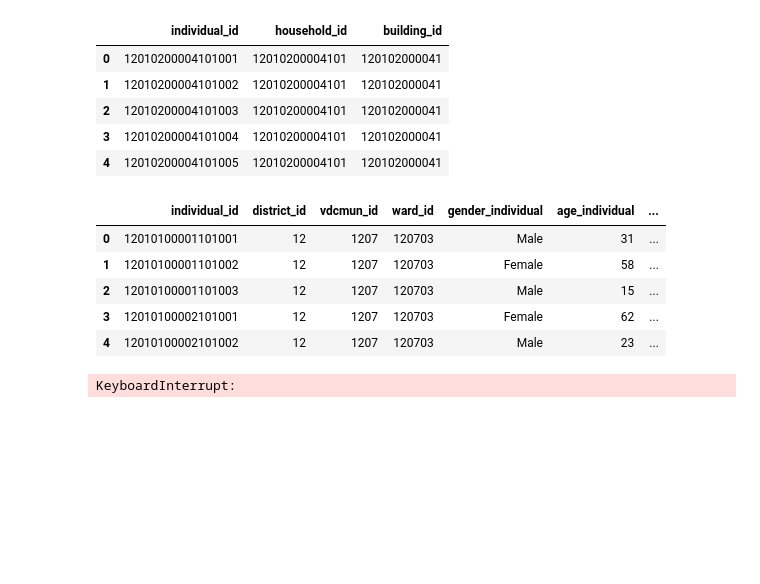
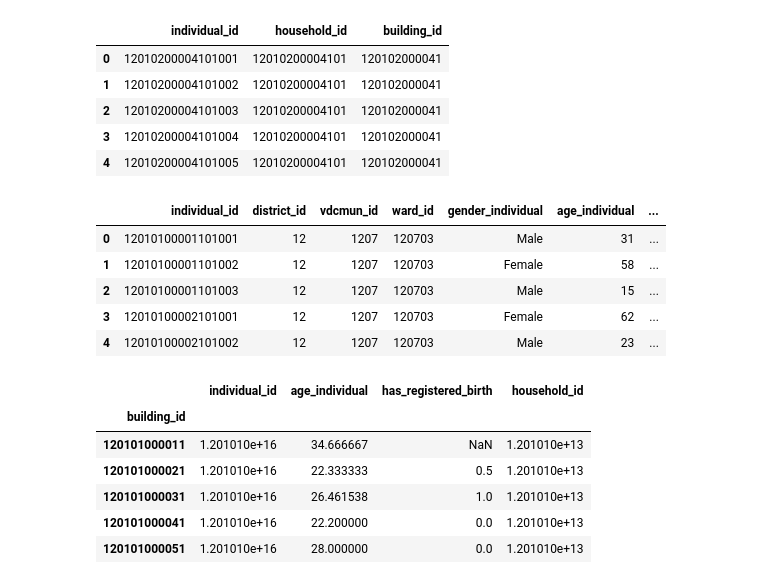
Before and after one commit to chantalwuer/earthquake_damage, a Jupyter notebook: notebooks/CW_Merging_Tables.ipynb, the cells around one changed output. Saved outputs shown, nothing was run; the diff lists cells and outputs as text; code cells hidden in the pictures; blank space fills up the shorter version.

Commit message:
Worked on it in Google Colab, now need to prepare dataframe for group and merge

```diff
--- a/notebooks/CW_Merging_Tables.ipynb
+++ b/notebooks/CW_Merging_Tables.ipynb
@@ -567,7 +581,8 @@ i_demographics_ids.head()
 | 2 | 12010100001101003 | 12 | 1207 | 120703 | Male | 15 | ... |
 | 3 | 12010100002101001 | 12 | 1207 | 120703 | Female | 62 | ... |
 | 4 | 12010100002101002 | 12 | 1207 | 120703 | Male | 23 | ... |
+# %%
+i_demographics_ids = i_demographics_ids.drop(columns=['district_id', 'vdcmun_id', 'ward_id'], axis=1)
 # %%
-i_demographics_ids.groupby('building_id')[['age_individual']].mean()
+grouped_age = i_demographics_ids.groupby('building_id')[['age_individual']].mean()
+grouped_age
-# %% [output]
-KeyboardInterrupt:
@@ -573,0 +591,12 @@ KeyboardInterrupt:
+# %%
+grouped_all = i_demographics_ids.groupby('building_id').mean()
+# %%
+grouped_all.head()
+# %% [output]
+|  | individual_id | age_individual | has_registered_birth | household_id |
+| building_id |  |  |  |  |
+| 120101000011 | 1.201010e+16 | 34.666667 | NaN | 1.201010e+13 |
+| 120101000021 | 1.201010e+16 | 22.333333 | 0.5 | 1.201010e+13 |
+| 120101000031 | 1.201010e+16 | 26.461538 | 1.0 | 1.201010e+13 |
+| 120101000041 | 1.201010e+16 | 22.200000 | 0.0 | 1.201010e+13 |
+| 120101000051 | 1.201010e+16 | 28.000000 | 0.0 | 1.201010e+13 |
```
Also changed, not shown: parts of 6 cells of this notebook.
